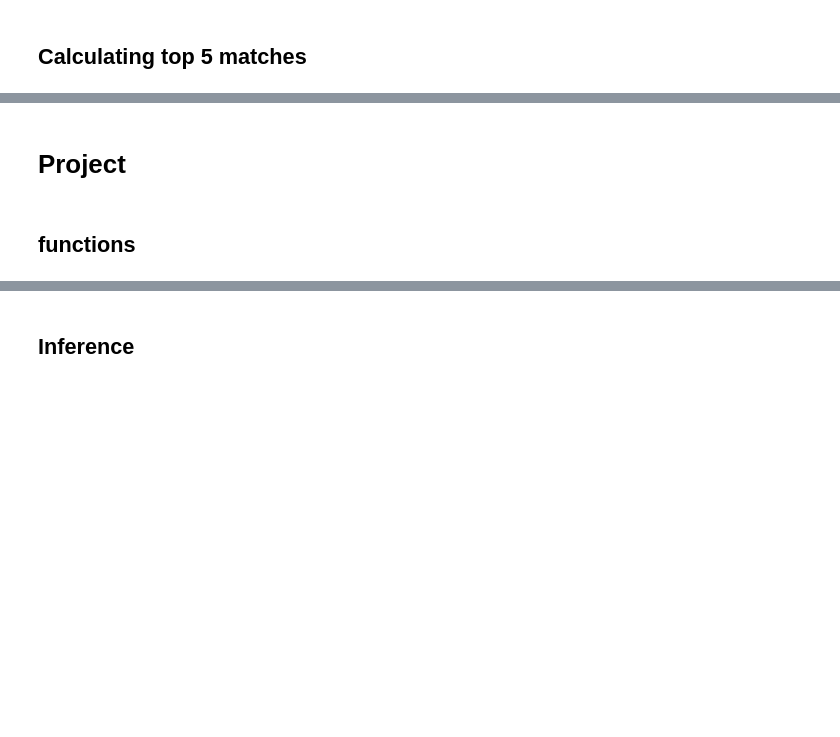
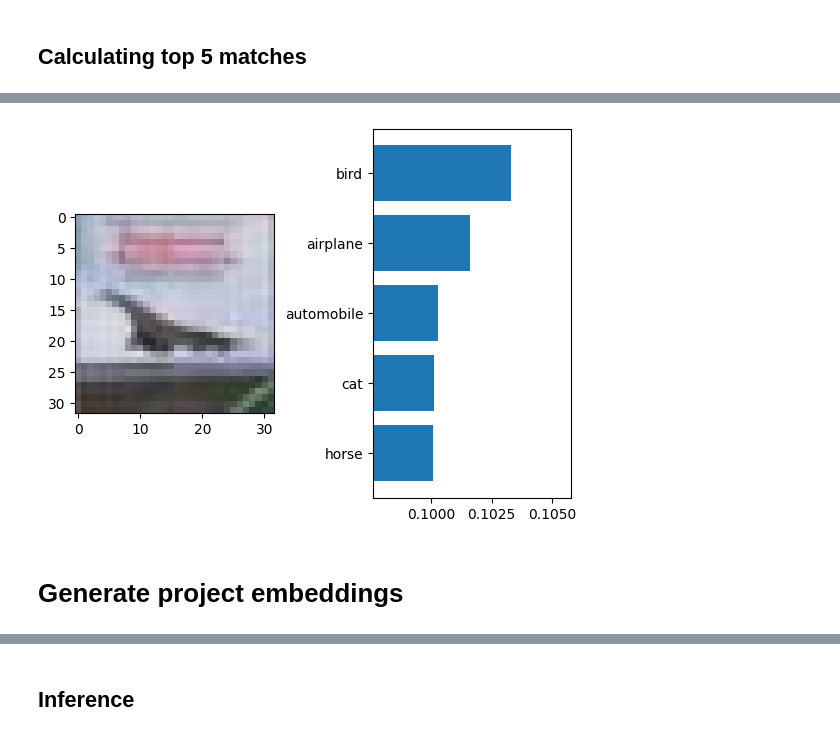
Before and after one commit to Intelicer/CV-SemanticClustering, a Jupyter notebook: CLIP-Project.ipynb, the cells around one changed output, grey strips where cells are left out. Saved outputs shown, nothing was run; the diff lists cells and outputs as text; code cells hidden in the pictures; blank space fills up the shorter version.

```diff
--- a/CLIP-Project.ipynb
+++ b/CLIP-Project.ipynb
@@ -601,18 +400,0 @@ AttributeError: 'list' object has no attribute 'shape'
-# %%
-plt.figure(figsize=(16, 16))
-
-for i, image in enumerate(original_images):
-    plt.subplot(4, 4, 2 * i + 1)
-    plt.imshow(image)
-    plt.axis("off")
-
-    plt.subplot(4, 4, 2 * i + 2)
-    y = np.arange(top_probs.shape[-1])
-    plt.grid()
-    plt.barh(y, top_probs[i])
-    plt.gca().invert_yaxis()
-    plt.gca().set_axisbelow(True)
-    plt.xlabel("probability")
-
-plt.subplots_adjust(wspace=0.5)
-plt.show()
@@ -741,4 +400,0 @@ print("image_embeddings shape:", image_embeddings.shape)
-# %% [markdown]
-# Project
-# %% [markdown]
-## functions
@@ -765,0 +401,58 @@ def load_clip(device: str) -> tuple[CLIPModel, CLIPProcessor]:
+# %%
+# Defining the class names
+class_names = ["airplane", "automobile", "bird", "cat", "deer",
+               "dog", "frog", "horse", "ship", "truck"]
+
+
+# Turn class names into CLIP prompts
+prompts = [f"a photo of a {c}" for c in class_names]
+
+
+# Encode text
+text_inputs = processor(text=prompts, return_tensors="pt", padding=True).to("cuda")
+text_embeds = model.get_text_features(**text_inputs)
+
+# Encode image
+image_inputs = processor(images=images[0], return_tensors="pt").to("cuda")
+image_embeds = model.get_image_features(**image_inputs)
+
+
+# Normalize embeddings
+text_embeds = text_embeds.pooler_output / text_embeds.pooler_output.norm(dim=-1, keepdim=True)
+image_embeds = image_embeds.pooler_output / image_embeds.pooler_output.norm(dim=-1, keepdim=True)
+
+# Compute cosine similarity
+similarity = torch.cosine_similarity(image_embeds, text_embeds)
+
+# Convert to probabilities
+probs = similarity.softmax(dim=0)
+
+
+# Top‑5 predictions
+top5 = probs.topk(5)
+
+
+top5_indices = top5.indices.detach().cpu().numpy()
+probs = top5.values.detach().cpu().numpy()
+
+
+
+labels = [class_names[i] for i in top5_indices]
+
+
+labels.reverse()
+probs = probs[::-1]
+
+plt.subplot(1, 2, 1)
+plt.imshow(images[0])
+
+plt.subplot(1,2,2)
+plt.barh(labels, probs)
+plt.xlim(probs[0]-0.0025,probs[-1]+0.0025)
+
+plt.subplots_adjust(wspace=0.5)
+plt.show()
+# %% [output]
+[figure, added]
+# %% [markdown]
+# Generate project embeddings
```
Also changed, not shown: parts of 58 cells of this notebook.
